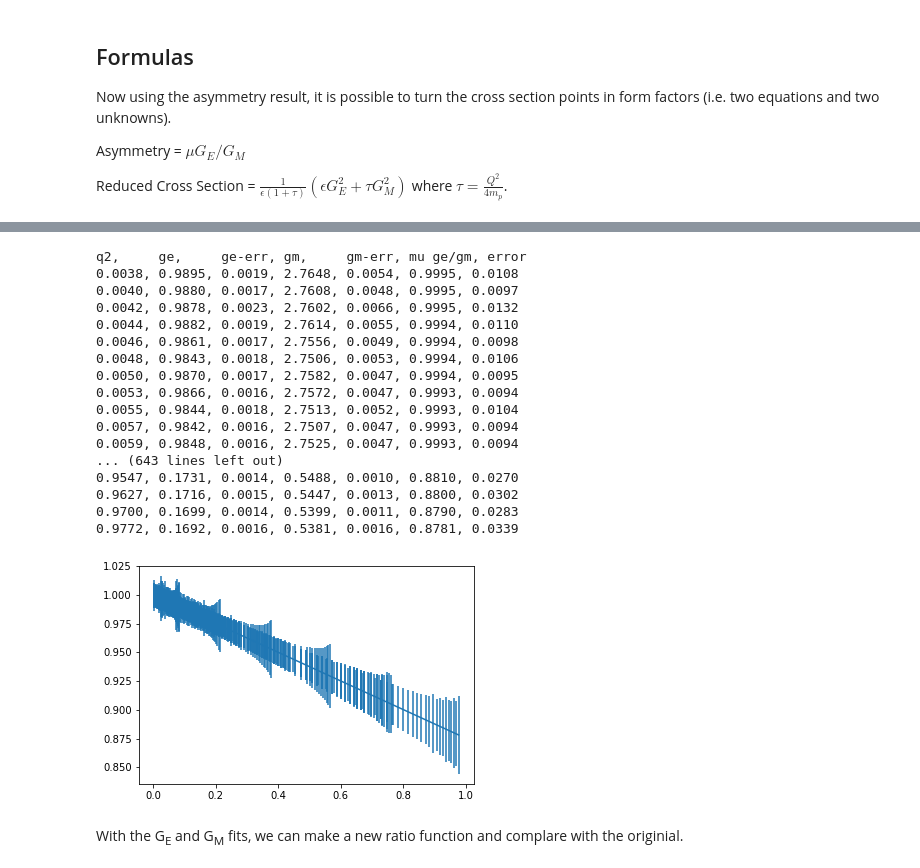
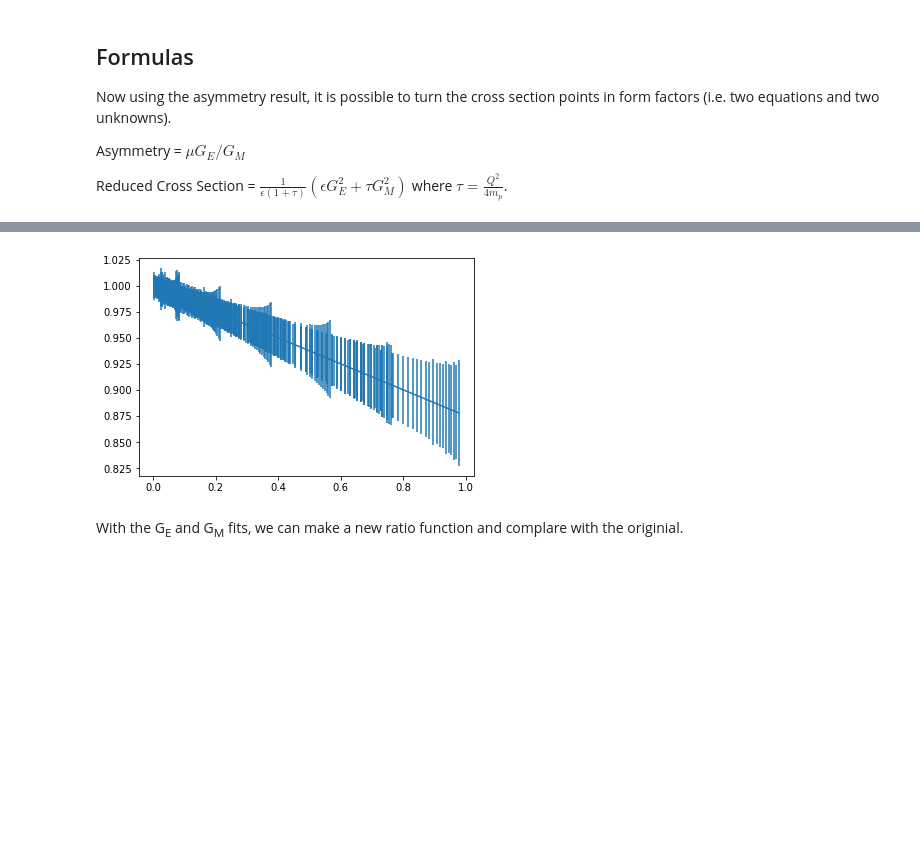
Before and after one commit to JeffersonLab/AsymmetryData, a Jupyter notebook: CrossSectionData.ipynb, the cells around one changed output, grey strips where cells are left out. Drawn from its saved outputs; the diff is of its cells as text; code cells hidden in the pictures; blank space fills up the shorter version.

Commit message:
Updated Figures

```diff
--- a/CrossSectionData.ipynb
+++ b/CrossSectionData.ipynb
@@ -66,10 +66,10 @@ for n in range(len(q2)):
     try:
         ge.append(sqrt(charge(q2[n],eps[n],rcs[n],1.0)))
         t=(sqrt(charge(q2[n],eps[n],rcs[n],1.0)))
-        uge.append((sqrt(charge(q2[n],eps[n],rcs[n]*(1+ecs[n]),1.05))-t))
+        uge.append((sqrt(charge(q2[n],eps[n],rcs[n]*(1+ecs[n]),1.1))-t))
         gm.append(sqrt(magnetic(q2[n],eps[n],rcs[n],1)))
         y=sqrt(magnetic(q2[n],eps[n],rcs[n],1))
-        x=sqrt(magnetic(q2[n],eps[n],rcs[n]*(1+ecs[n]),0.95))
+        x=sqrt(magnetic(q2[n],eps[n],rcs[n]*(1+ecs[n]),0.9))
         ugm.append(x-y)
     except:
         print('Problem with event',n+1)
@@ -315,35 +315,20 @@ plt.show()
 # %%
-print('q2,     ge,     ge-err, gm,     gm-err, mu ge/gm, error')
-for n in range(len(q2)):
-    print('{0:0.4f}, {1:0.4f}, {2:0.4f}, {3:0.4f}, {4:0.4f}, {5:0.4f}, {6:0.4f}'.\
-          format(q2[n],ge[n],uge[n],gm[n],ugm[n],PROTON_MU*ge[n]/gm[n],\
-                 PROTON_MU*(uge[n]/ge[n]+ugm[n]/gm[n])))
+#f=open("result.dat","w")
+#f.write('q2,     ge,     ge-err, gm,     gm-err, mu ge/gm, error')
+#for n in range(len(q2)):
+#    f.write('{0:0.4f}, {1:0.4f}, {2:0.4f}, {3:0.4f}, {4:0.4f}, {5:0.4f}, {6:0.4f}'.\
+#          format(q2[n],ge[n],uge[n],gm[n],ugm[n],PROTON_MU*ge[n]/gm[n],\
+#                 PROTON_MU*(uge[n]/ge[n]+ugm[n]/gm[n])))
+#f.close()
 
 q2=np.array(q2)
 ge=np.array(ge)
 gm=np.array(gm)
 uge=np.array(uge)
 ugm=np.array(ugm)
 
 plt.errorbar(q2,PROTON_MU*ge/gm,PROTON_MU*(uge/ge+ugm/gm))
 plt.show()
 # %% [output]
-q2,     ge,     ge-err, gm,     gm-err, mu ge/gm, error
-0.0038, 0.9895, 0.0019, 2.7648, 0.0054, 0.9995, 0.0108
-0.0040, 0.9880, 0.0017, 2.7608, 0.0048, 0.9995, 0.0097
-0.0042, 0.9878, 0.0023, 2.7602, 0.0066, 0.9995, 0.0132
-0.0044, 0.9882, 0.0019, 2.7614, 0.0055, 0.9994, 0.0110
-0.0046, 0.9861, 0.0017, 2.7556, 0.0049, 0.9994, 0.0098
-0.0048, 0.9843, 0.0018, 2.7506, 0.0053, 0.9994, 0.0106
-0.0050, 0.9870, 0.0017, 2.7582, 0.0047, 0.9994, 0.0095
-0.0053, 0.9866, 0.0016, 2.7572, 0.0047, 0.9993, 0.0094
-0.0055, 0.9844, 0.0018, 2.7513, 0.0052, 0.9993, 0.0104
-0.0057, 0.9842, 0.0016, 2.7507, 0.0047, 0.9993, 0.0094
-0.0059, 0.9848, 0.0016, 2.7525, 0.0047, 0.9993, 0.0094
-... (643 lines left out)
-0.9547, 0.1731, 0.0014, 0.5488, 0.0010, 0.8810, 0.0270
-0.9627, 0.1716, 0.0015, 0.5447, 0.0013, 0.8800, 0.0302
-0.9700, 0.1699, 0.0014, 0.5399, 0.0011, 0.8790, 0.0283
-0.9772, 0.1692, 0.0016, 0.5381, 0.0016, 0.8781, 0.0339
-[figure, old version]
+[figure, new version]
 # %%
```
Also changed, not shown: parts of 17 cells of this notebook, 12 other files.
